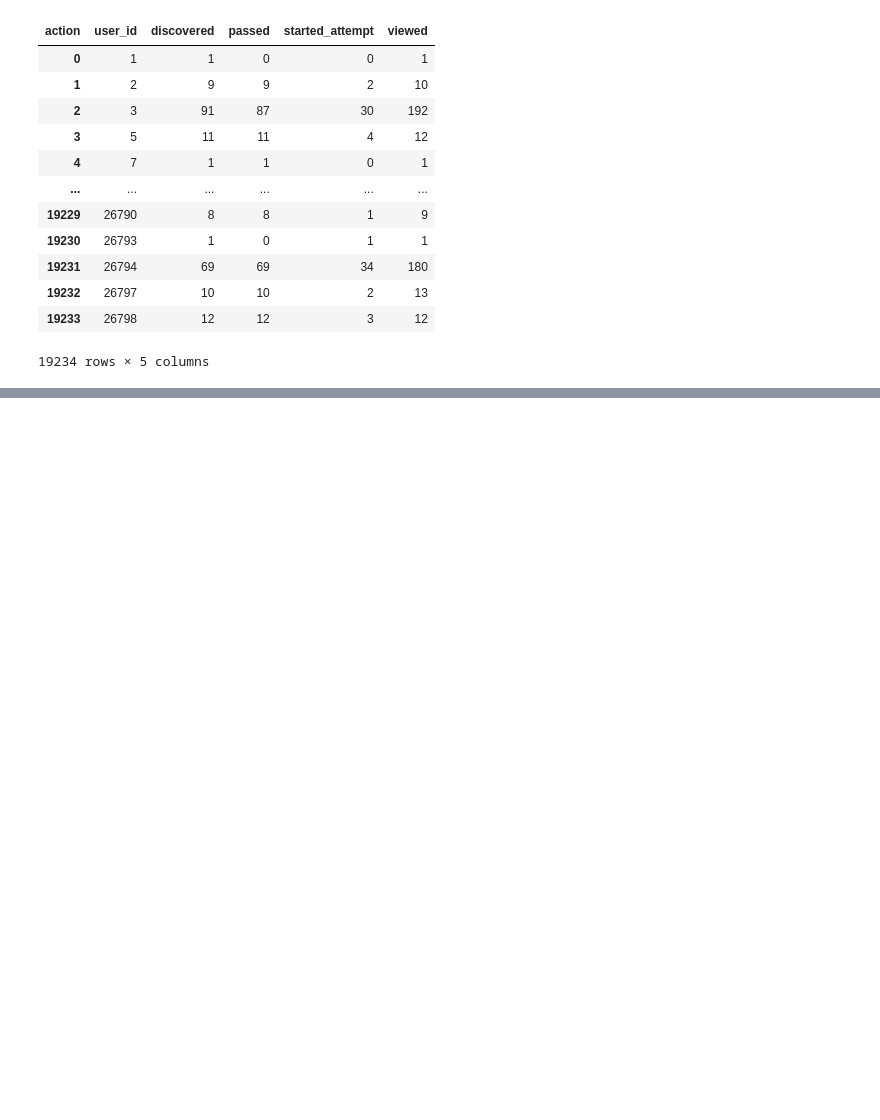
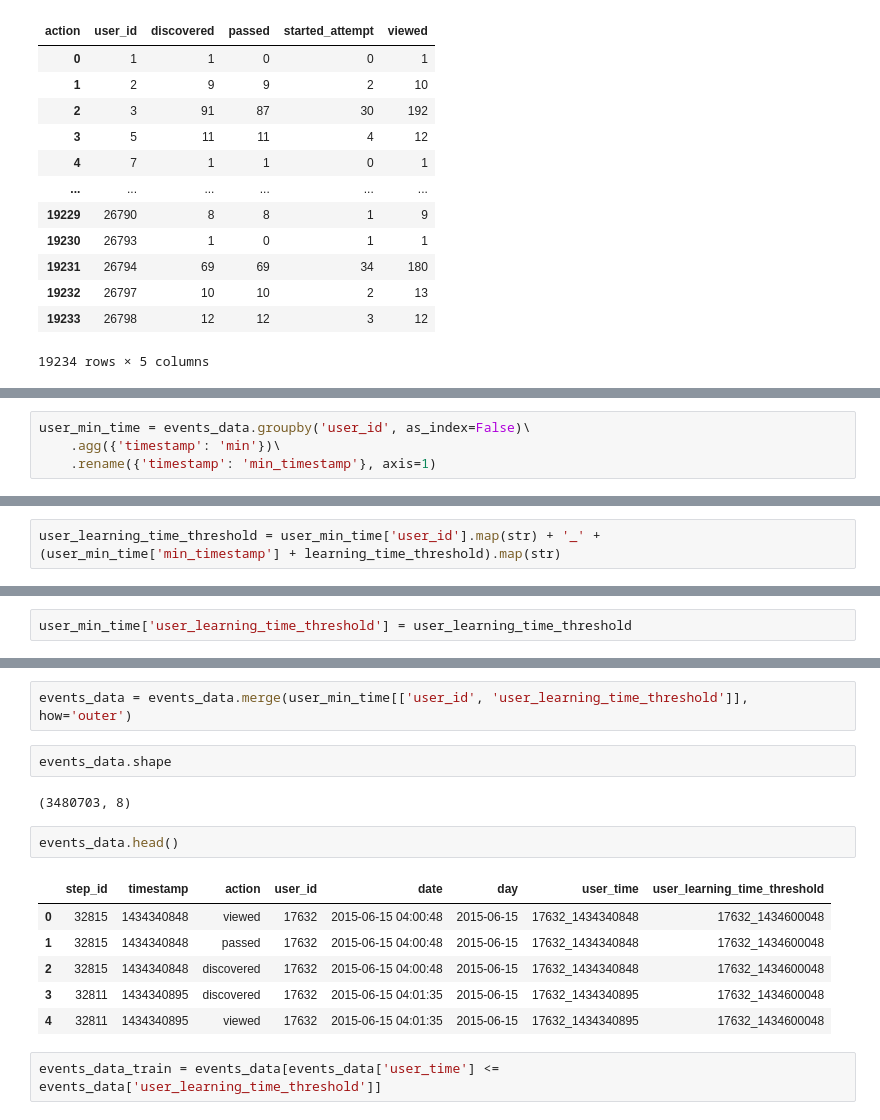
Before and after one commit to Athelbiban/learner, a Jupyter notebook: stepik_dsml/2/dsml_2.10.3.ipynb, the cells around one changed output, grey strips where cells are left out. Drawn from its saved outputs; the diff is of its cells as text; blank space fills up the shorter version.

```diff
--- a/stepik_dsml/2/dsml_2.10.3.ipynb
+++ b/stepik_dsml/2/dsml_2.10.3.ipynb
@@ -261,0 +267,4 @@ users_events_data
+# %%
+user_min_time = events_data.groupby('user_id', as_index=False)\
+    .agg({'timestamp': 'min'})\
+    .rename({'timestamp': 'min_timestamp'}, axis=1)
@@ -261,0 +280,2 @@ users_events_data
+# %%
+user_learning_time_threshold = user_min_time['user_id'].map(str) + '_' + (user_min_time['min_timestamp'] + learning_time_threshold).map(str)
@@ -261,0 +291,2 @@ users_events_data
+# %%
+user_min_time['user_learning_time_threshold'] = user_learning_time_threshold
@@ -261,0 +302,17 @@ users_events_data
+# %%
+events_data = events_data.merge(user_min_time[['user_id', 'user_learning_time_threshold']], how='outer')
+# %%
+events_data.shape
+# %% [output]
+(3480703, 8)
+# %%
+events_data.head()
+# %% [output]
+|  | step_id | timestamp | action | user_id | date | day | user_time | user_learning_time_threshold |
+| 0 | 32815 | 1434340848 | viewed | 17632 | 2015-06-15 04:00:48 | 2015-06-15 | 17632_1434340848 | 17632_1434600048 |
+| 1 | 32815 | 1434340848 | passed | 17632 | 2015-06-15 04:00:48 | 2015-06-15 | 17632_1434340848 | 17632_1434600048 |
+| 2 | 32815 | 1434340848 | discovered | 17632 | 2015-06-15 04:00:48 | 2015-06-15 | 17632_1434340848 | 17632_1434600048 |
+| 3 | 32811 | 1434340895 | discovered | 17632 | 2015-06-15 04:01:35 | 2015-06-15 | 17632_1434340895 | 17632_1434600048 |
+| 4 | 32811 | 1434340895 | viewed | 17632 | 2015-06-15 04:01:35 | 2015-06-15 | 17632_1434340895 | 17632_1434600048 |
+# %%
+events_data_train = events_data[events_data['user_time'] <= events_data['user_learning_time_threshold']]
```
Also changed, not shown: parts of 5 cells of this notebook.
